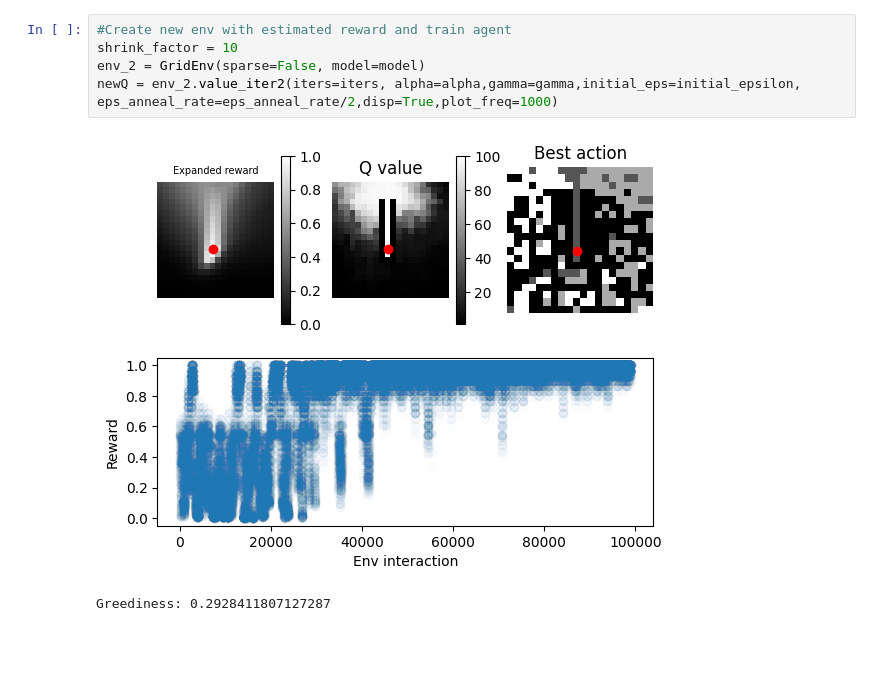
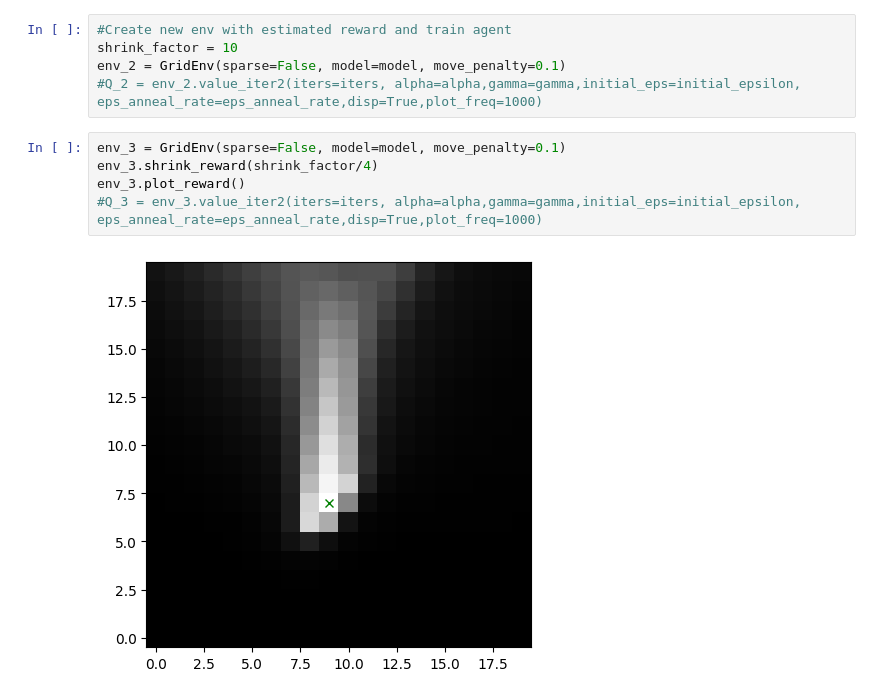
Before and after one commit to Alex427427427/2023_SRP_long_horizon, a Jupyter notebook: 2D_world/5_grid_env_reward_density_compare.ipynb, the cells around one changed output. Saved outputs shown, nothing was run; the diff lists cells and outputs as text; blank space fills up the shorter version.

```diff
--- a/2D_world/5_grid_env_reward_density_compare.ipynb
+++ b/2D_world/5_grid_env_reward_density_compare.ipynb
@@ -39,8 +41,12 @@ Greediness: 0.4999264043042323
 # %%
 #Create new env with estimated reward and train agent
 shrink_factor = 10
-env_2 = GridEnv(sparse=False, model=model)
-newQ = env_2.value_iter2(iters=iters, alpha=alpha,gamma=gamma,initial_eps=initial_epsilon, eps_anneal_rate=eps_anneal_rate/2,disp=True,plot_freq=1000)
+env_2 = GridEnv(sparse=False, model=model, move_penalty=0.1)
+#Q_2 = env_2.value_iter2(iters=iters, alpha=alpha,gamma=gamma,initial_eps=initial_epsilon, eps_anneal_rate=eps_anneal_rate,disp=True,plot_freq=1000)
-# %% [output]
-[figure, removed]
-Greediness: 0.2928411807127287
+# %%
+env_3 = GridEnv(sparse=False, model=model, move_penalty=0.1)
+env_3.shrink_reward(shrink_factor/4)
+env_3.plot_reward()
+#Q_3 = env_3.value_iter2(iters=iters, alpha=alpha,gamma=gamma,initial_eps=initial_epsilon, eps_anneal_rate=eps_anneal_rate,disp=True,plot_freq=1000)
+# %% [output]
+[figure, added]
```
Also changed, not shown: parts of 10 cells of this notebook, 6 other files.
